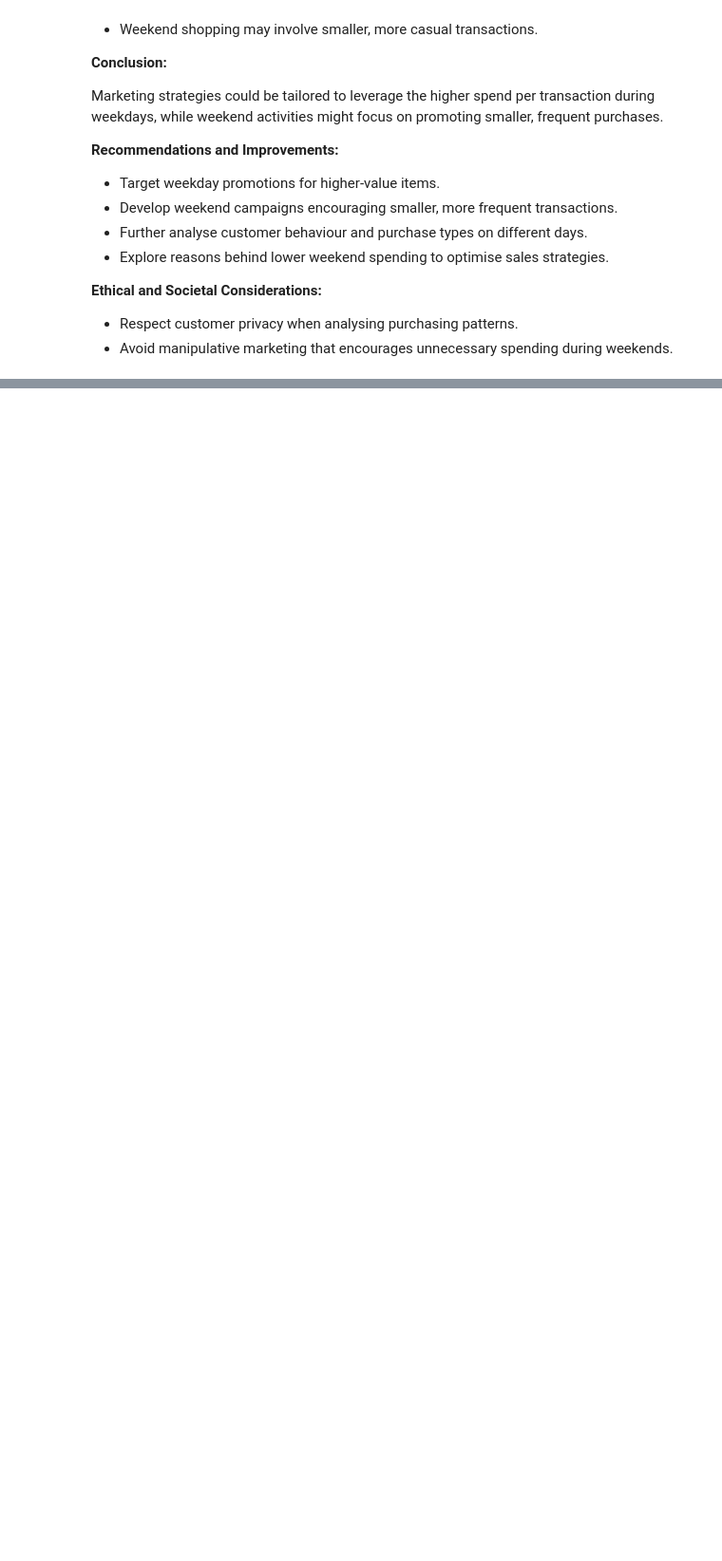
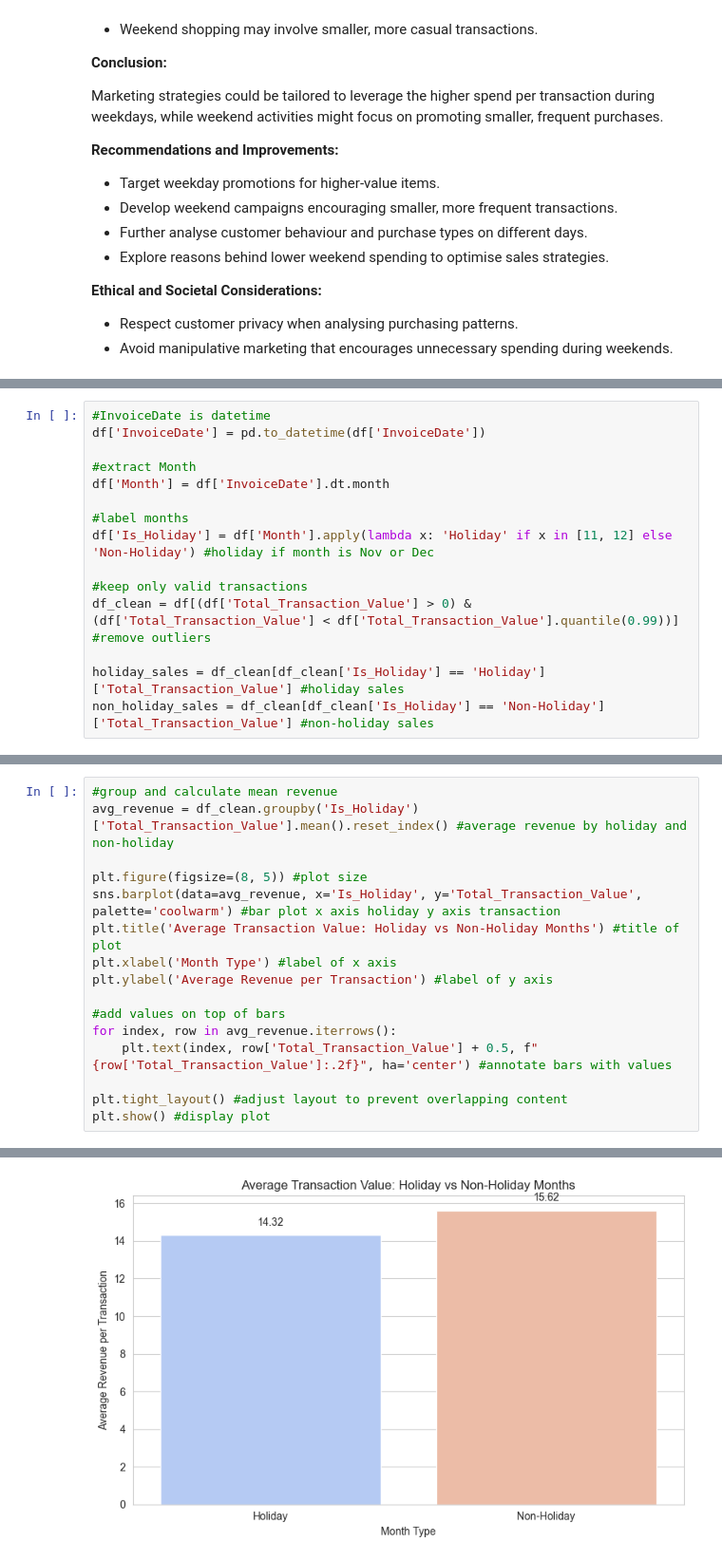
Before and after one commit to mobess12/Online_Retail_Analysis_Capstone_Project, a Jupyter notebook: jupyter_notebooks/data_visualisation.ipynb, the cells around one changed output, grey strips where cells are left out. Shown: that part at 95% size. Cells and saved outputs as stored; diff of their text form; blank space fills up the shorter version.

```diff
--- a/jupyter_notebooks/data_visualisation.ipynb
+++ b/jupyter_notebooks/data_visualisation.ipynb
@@ -682,0 +689,15 @@ Marketing strategies could be tailored to leverage the higher spend per transact
+# %%
+#InvoiceDate is datetime
+df['InvoiceDate'] = pd.to_datetime(df['InvoiceDate'])
+
+#extract Month
+df['Month'] = df['InvoiceDate'].dt.month
+
+#label months
+df['Is_Holiday'] = df['Month'].apply(lambda x: 'Holiday' if x in [11, 12] else 'Non-Holiday') #holiday if month is Nov or Dec
+
+#keep only valid transactions
+df_clean = df[(df['Total_Transaction_Value'] > 0) & (df['Total_Transaction_Value'] < df['Total_Transaction_Value'].quantile(0.99))] #remove outliers
+
+holiday_sales = df_clean[df_clean['Is_Holiday'] == 'Holiday']['Total_Transaction_Value'] #holiday sales
+non_holiday_sales = df_clean[df_clean['Is_Holiday'] == 'Non-Holiday']['Total_Transaction_Value'] #non-holiday sales
@@ -682,0 +714,17 @@ Marketing strategies could be tailored to leverage the higher spend per transact
+# %%
+#group and calculate mean revenue
+avg_revenue = df_clean.groupby('Is_Holiday')['Total_Transaction_Value'].mean().reset_index() #average revenue by holiday and non-holiday
+
+plt.figure(figsize=(8, 5)) #plot size
+sns.barplot(data=avg_revenue, x='Is_Holiday', y='Total_Transaction_Value', palette='coolwarm') #bar plot x axis holiday y axis transaction
+plt.title('Average Transaction Value: Holiday vs Non-Holiday Months') #title of plot
+plt.xlabel('Month Type') #label of x axis
+plt.ylabel('Average Revenue per Transaction') #label of y axis
+
+#add values on top of bars
+for index, row in avg_revenue.iterrows():
+    plt.text(index, row['Total_Transaction_Value'] + 0.5, f"{row['Total_Transaction_Value']:.2f}", ha='center') #annotate bars with values
+
+plt.tight_layout() #adjust layout to prevent overlapping content
+plt.show() #display plot
+# %% [output]
@@ -682,0 +732 @@ Marketing strategies could be tailored to leverage the higher spend per transact
+[figure, added]
```
Also changed, not shown: parts of 7 cells of this notebook.
